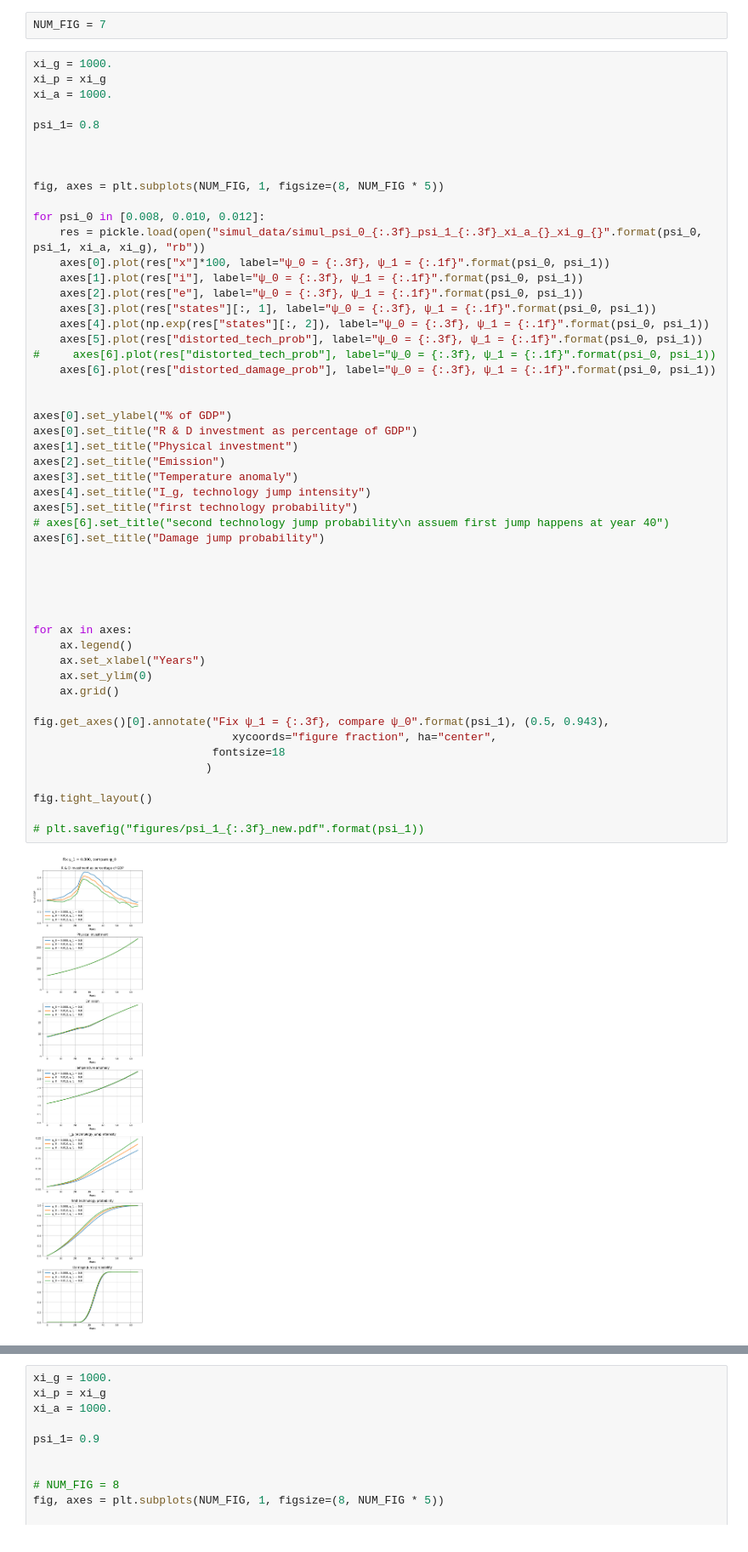
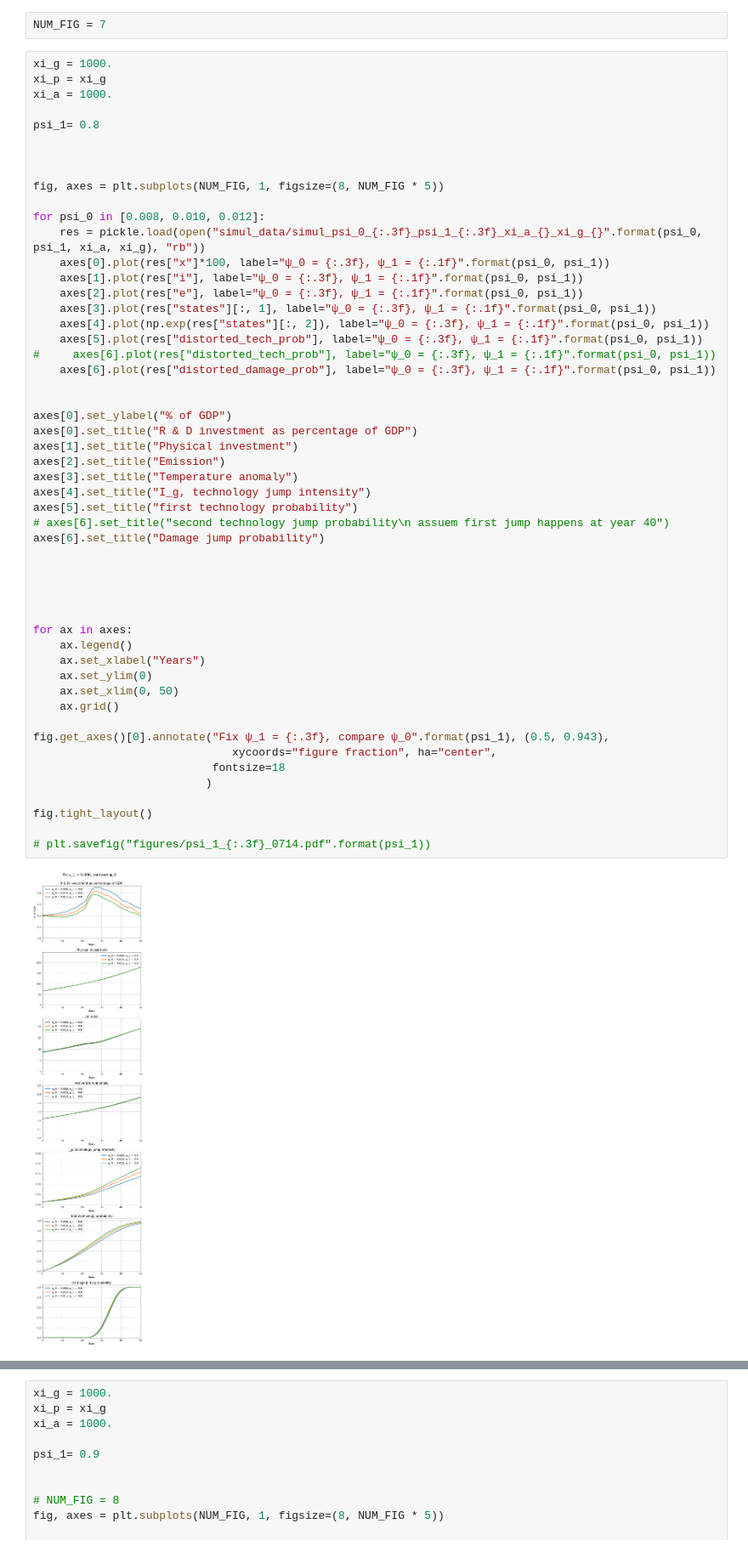
Before and after one commit to SuriChen1028/Mitigation, a Jupyter notebook: Plots_compare_psi_0.ipynb, the cells around one changed output, grey strips where cells are left out. Shown at 85% size. Saved outputs shown, nothing was run; the diff lists cells and outputs as text.

```diff
--- a/Plots_compare_psi_0.ipynb
+++ b/Plots_compare_psi_0.ipynb
@@ -38,35 +38,36 @@ for psi_0 in [0.008, 0.010, 0.012]:
 
 
 axes[0].set_ylabel("% of GDP")
 axes[0].set_title("R & D investment as percentage of GDP")
 axes[1].set_title("Physical investment")
 axes[2].set_title("Emission")
 axes[3].set_title("Temperature anomaly")
 axes[4].set_title("I_g, technology jump intensity")
 axes[5].set_title("first technology probability")
 # axes[6].set_title("second technology jump probability\n assuem first jump happens at year 40")
 axes[6].set_title("Damage jump probability")
 
 
 
 
 
 for ax in axes:
     ax.legend()
     ax.set_xlabel("Years")
     ax.set_ylim(0)
+    ax.set_xlim(0, 50)
     ax.grid()
 
 fig.get_axes()[0].annotate("Fix ψ_1 = {:.3f}, compare ψ_0".format(psi_1), (0.5, 0.943),
                               xycoords="figure fraction", ha="center",
                            fontsize=18
                           )
 
 fig.tight_layout()
 
-# plt.savefig("figures/psi_1_{:.3f}_new.pdf".format(psi_1))
+# plt.savefig("figures/psi_1_{:.3f}_0714.pdf".format(psi_1))
 # %% [output]
-[figure, old version]
+[figure, new version]
 # %%
 xi_g = 1000.
 xi_p = xi_g
```
Also changed, not shown: parts of 1 cell of this notebook, 2 other files.
